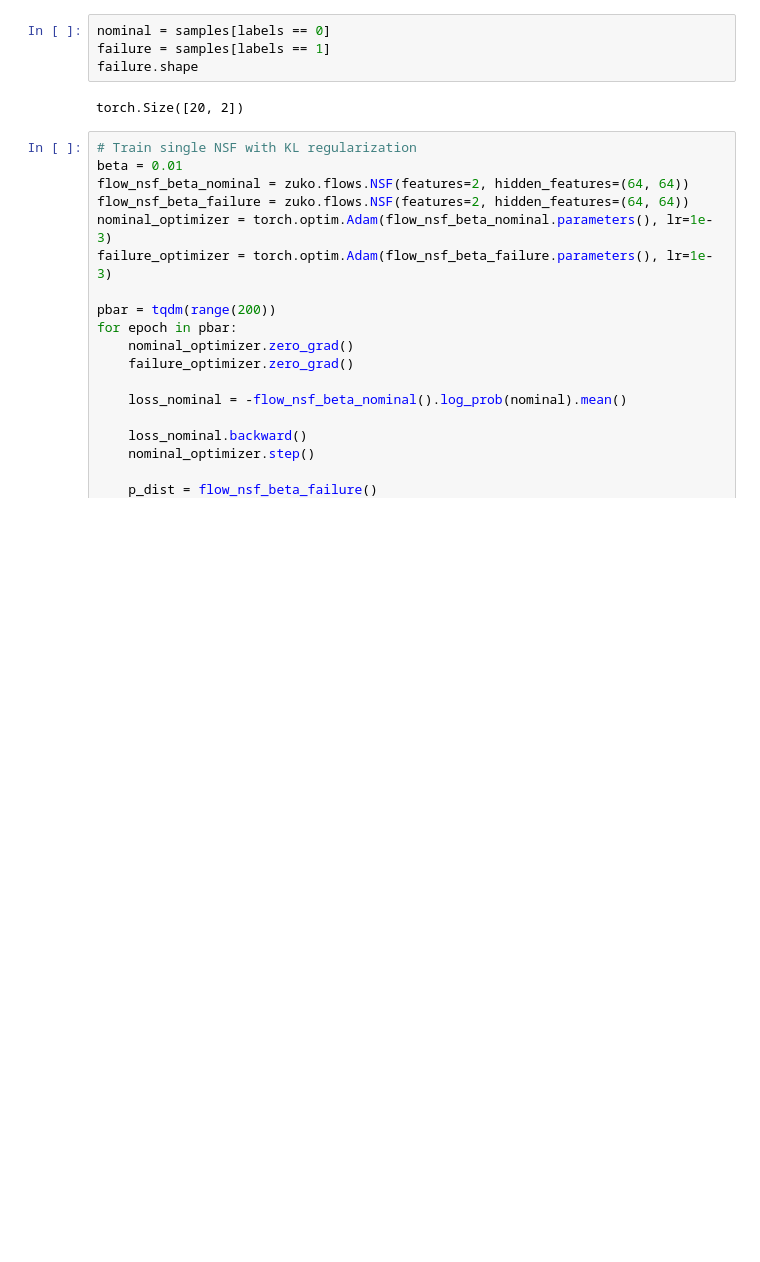
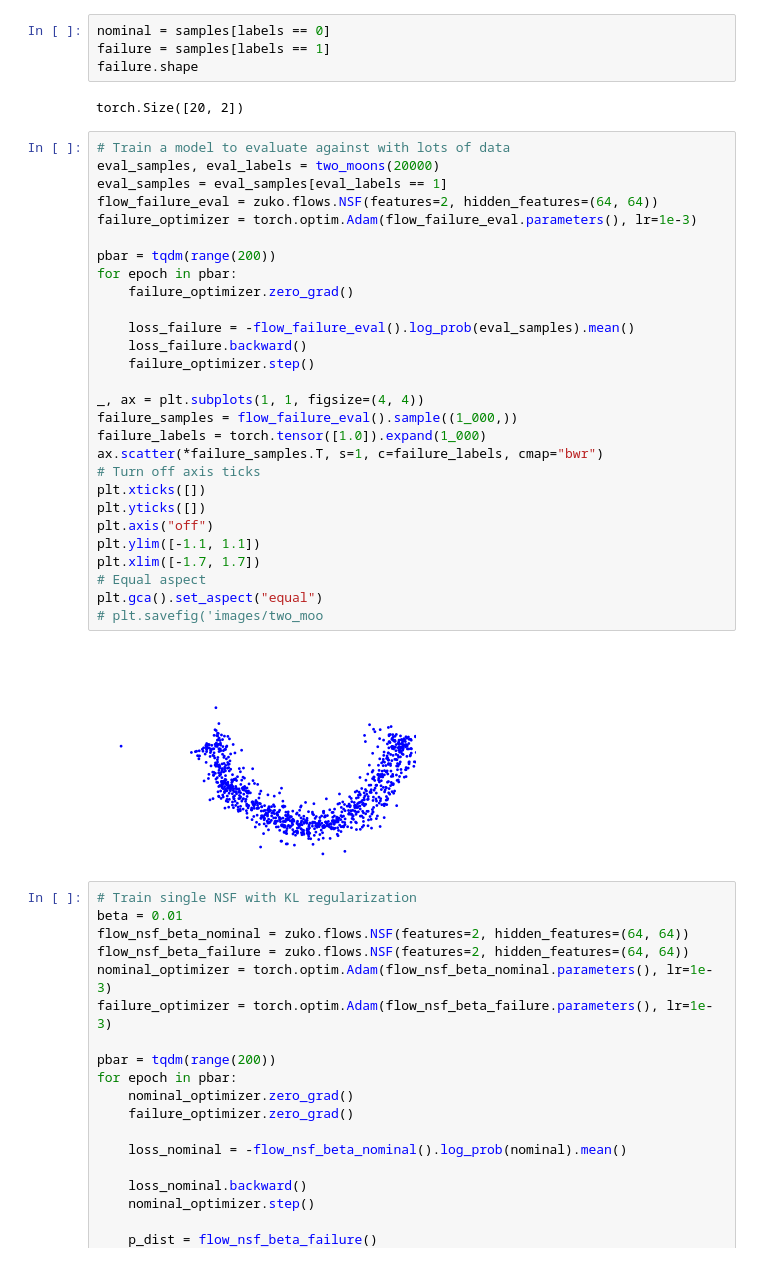
Before and after one commit to dawsonc/BayesAir, a Jupyter notebook: scripts/notebooks/flow_test cal.ipynb, the cells around one changed output. Drawn from its saved outputs; the diff is of its cells as text; blank space fills up the shorter version.

```diff
--- a/scripts/notebooks/flow_test cal.ipynb
+++ b/scripts/notebooks/flow_test cal.ipynb
@@ -48,6 +59,36 @@ failure = samples[labels == 1]
 failure.shape
 # %% [output]
 torch.Size([20, 2])
+# %%
+# Train a model to evaluate against with lots of data
+eval_samples, eval_labels = two_moons(20000)
+eval_samples = eval_samples[eval_labels == 1]
+flow_failure_eval = zuko.flows.NSF(features=2, hidden_features=(64, 64))
+failure_optimizer = torch.optim.Adam(flow_failure_eval.parameters(), lr=1e-3)
+
+pbar = tqdm(range(200))
+for epoch in pbar:
+    failure_optimizer.zero_grad()
+
+    loss_failure = -flow_failure_eval().log_prob(eval_samples).mean()
+    loss_failure.backward()
+    failure_optimizer.step()
+
+_, ax = plt.subplots(1, 1, figsize=(4, 4))
+failure_samples = flow_failure_eval().sample((1_000,))
+failure_labels = torch.tensor([1.0]).expand(1_000)
+ax.scatter(*failure_samples.T, s=1, c=failure_labels, cmap="bwr")
+# Turn off axis ticks
+plt.xticks([])
+plt.yticks([])
+plt.axis("off")
+plt.ylim([-1.1, 1.1])
+plt.xlim([-1.7, 1.7])
+# Equal aspect
+plt.gca().set_aspect("equal")
+# plt.savefig('images/two_moo
+# %% [output]
+[figure, added]
 # %%
 # Train single NSF with KL regularization
 beta = 0.01
```
Also changed, not shown: parts of 10 cells of this notebook, 7 other files.
